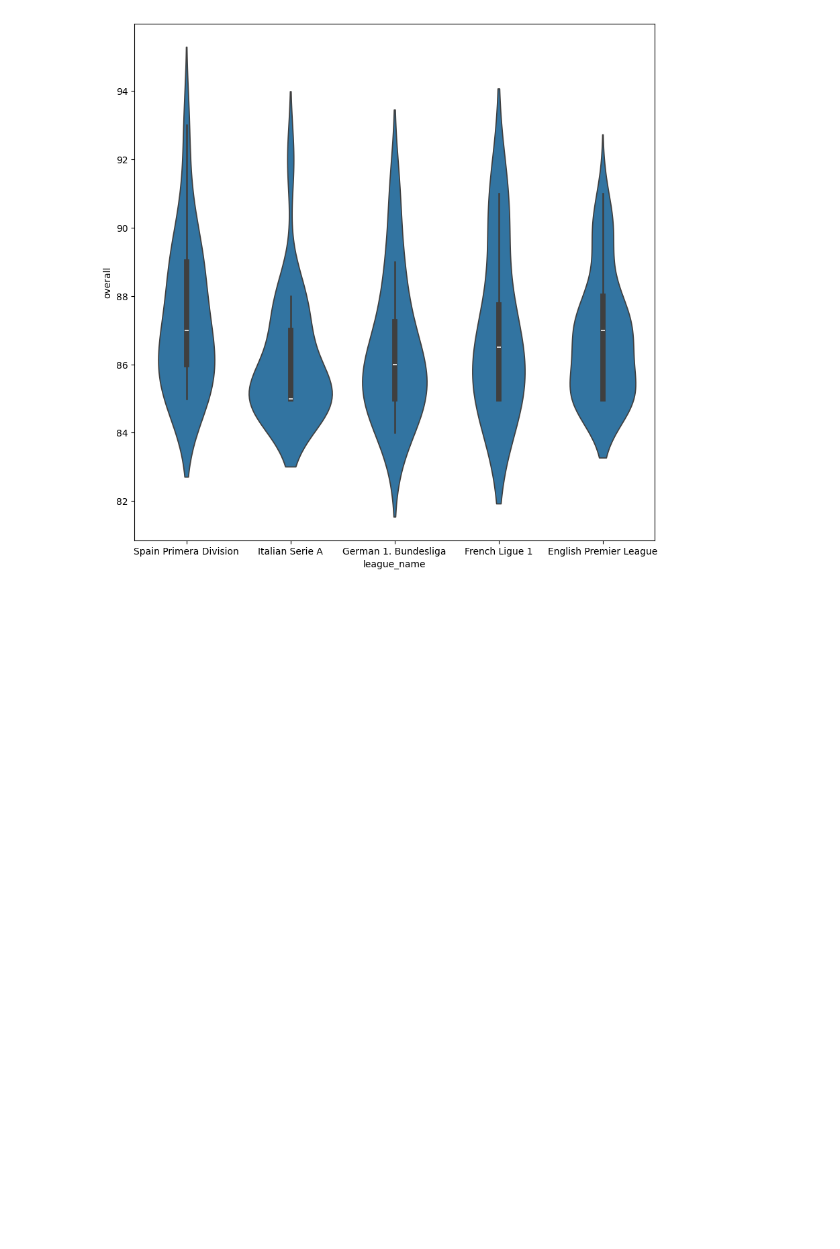
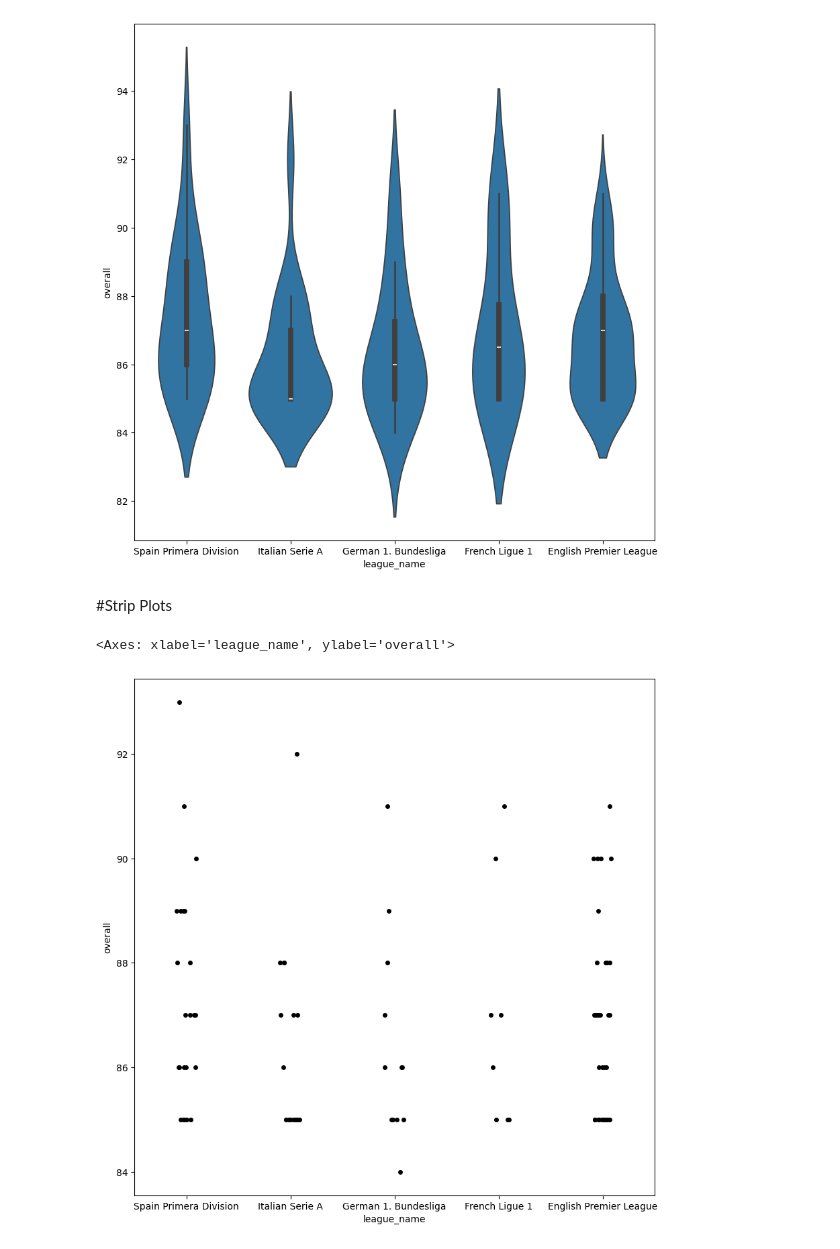
Before and after one commit to KeerthanaSistla/Python-for-Data-Analysis-Visualization, a Jupyter notebook: Seaborn.ipynb, the cells around one changed output. Cells and saved outputs as stored; diff of their text form; code cells hidden in the pictures; blank space fills up the shorter version.

```diff
--- a/Seaborn.ipynb
+++ b/Seaborn.ipynb
@@ -155,3 +155,11 @@ sns.violinplot(y=players['overall'], x=players['league_name'])
 # %% [output]
 <Axes: xlabel='league_name', ylabel='overall'>
 [figure]
+# %% [markdown]
+#Strip Plots
+# %%
+plt.figure(figsize=(10,10))
+sns.stripplot(y=players['overall'], x=players['league_name'], color='black')
+# %% [output]
+<Axes: xlabel='league_name', ylabel='overall'>
+[figure, added]
```
Also changed, not shown: parts of 7 cells of this notebook.
